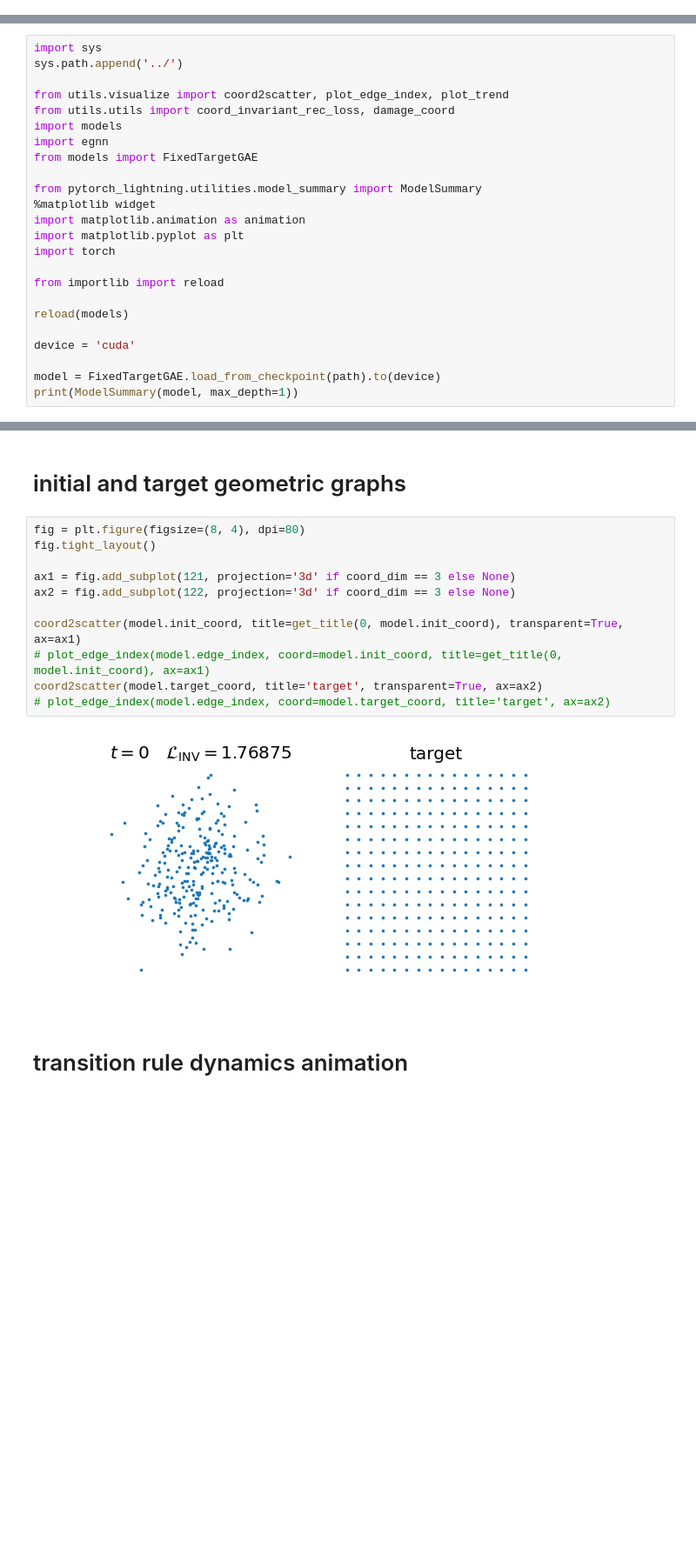
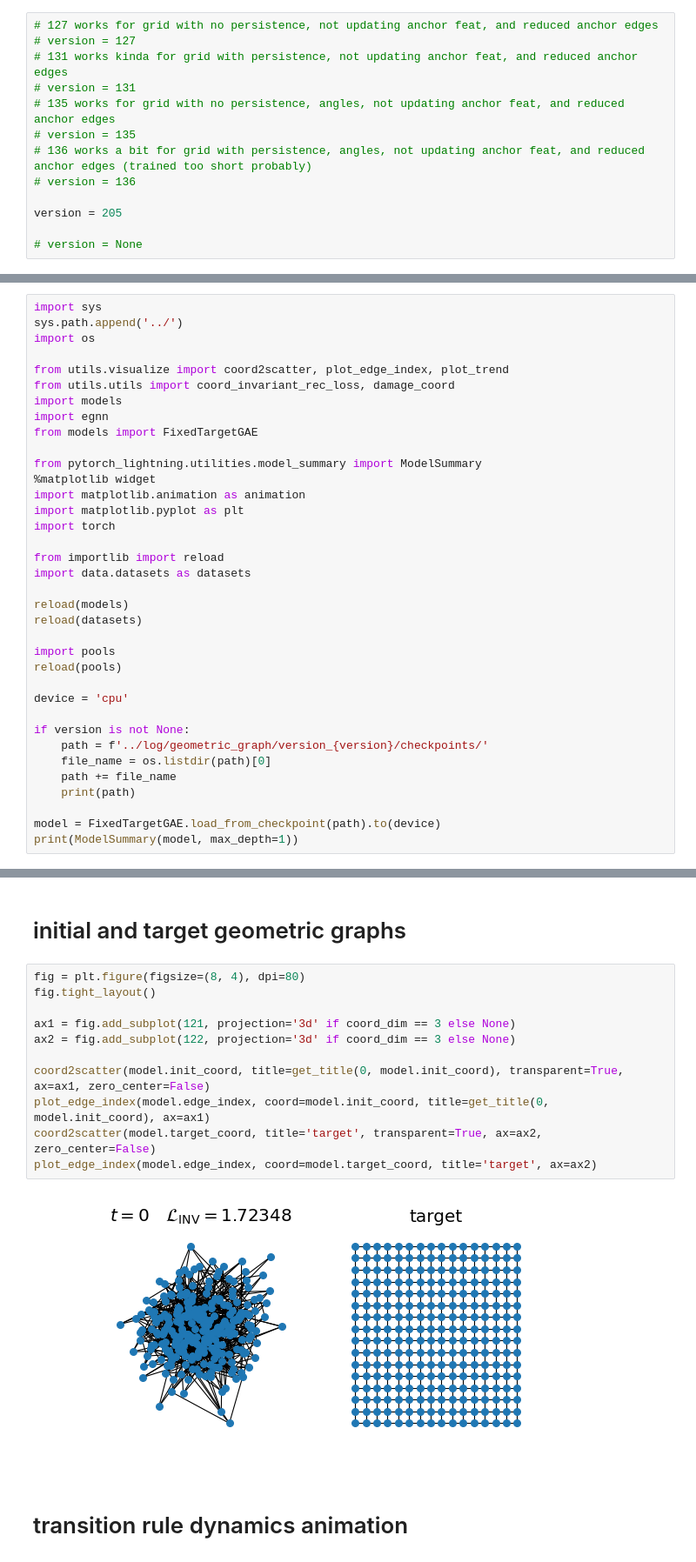
Before and after one commit to JellyPuddy/egnca, a Jupyter notebook: notebooks/test_geometric_graph.ipynb, the cells around one changed output, grey strips where cells are left out. Shown at 87% size. Saved outputs shown, nothing was run; the diff lists cells and outputs as text; blank space fills up the shorter version.

```diff
--- a/notebooks/test_geometric_graph.ipynb
+++ b/notebooks/test_geometric_graph.ipynb
@@ -9,8 +9,22 @@ path = '../log/geometric_graph/grid/checkpoints/best_model-step=26783.ckpt'
+# %%
+# 127 works for grid with no persistence, not updating anchor feat, and reduced anchor edges
+# version = 127
+# 131 works kinda for grid with persistence, not updating anchor feat, and reduced anchor edges
+# version = 131
+# 135 works for grid with no persistence, angles, not updating anchor feat, and reduced anchor edges
+# version = 135
+# 136 works a bit for grid with persistence, angles, not updating anchor feat, and reduced anchor edges (trained too short probably)
+# version = 136
+
+version = 205
+
+# version = None
 # %% [markdown]
 # import packages and load model
 # %%
 import sys
 sys.path.append('../')
+import os
 
 from utils.visualize import coord2scatter, plot_edge_index, plot_trend
 from utils.utils import coord_invariant_rec_loss, damage_coord
@@ -25,10 +39,21 @@ import matplotlib.pyplot as plt
 import torch
 
 from importlib import reload
+import data.datasets as datasets
 
 reload(models)
+reload(datasets)
 
-device = 'cuda'
+import pools
+reload(pools)
+
+device = 'cpu'
+
+if version is not None:
+    path = f'../log/geometric_graph/version_{version}/checkpoints/'
+    file_name = os.listdir(path)[0]
+    path += file_name
+    print(path)
 
 model = FixedTargetGAE.load_from_checkpoint(path).to(device)
 print(ModelSummary(model, max_depth=1))
@@ -60,16 +86,16 @@ def get_title(time_step, coord = None):
 # %%
 fig = plt.figure(figsize=(8, 4), dpi=80)
 fig.tight_layout()
 
 ax1 = fig.add_subplot(121, projection='3d' if coord_dim == 3 else None)
 ax2 = fig.add_subplot(122, projection='3d' if coord_dim == 3 else None)
 
-coord2scatter(model.init_coord, title=get_title(0, model.init_coord), transparent=True, ax=ax1)
-# plot_edge_index(model.edge_index, coord=model.init_coord, title=get_title(0, model.init_coord), ax=ax1)
-coord2scatter(model.target_coord, title='target', transparent=True, ax=ax2)
-# plot_edge_index(model.edge_index, coord=model.target_coord, title='target', ax=ax2)
+coord2scatter(model.init_coord, title=get_title(0, model.init_coord), transparent=True, ax=ax1, zero_center=False)
+plot_edge_index(model.edge_index, coord=model.init_coord, title=get_title(0, model.init_coord), ax=ax1)
+coord2scatter(model.target_coord, title='target', transparent=True, ax=ax2, zero_center=False)
+plot_edge_index(model.edge_index, coord=model.target_coord, title='target', ax=ax2)
 # %% [output]
-[figure, old version]
+[figure, new version]
 # %% [markdown]
 # transition rule dynamics animation
 # %%
```
Also changed, not shown: parts of 6 cells of this notebook, 7 other files.
